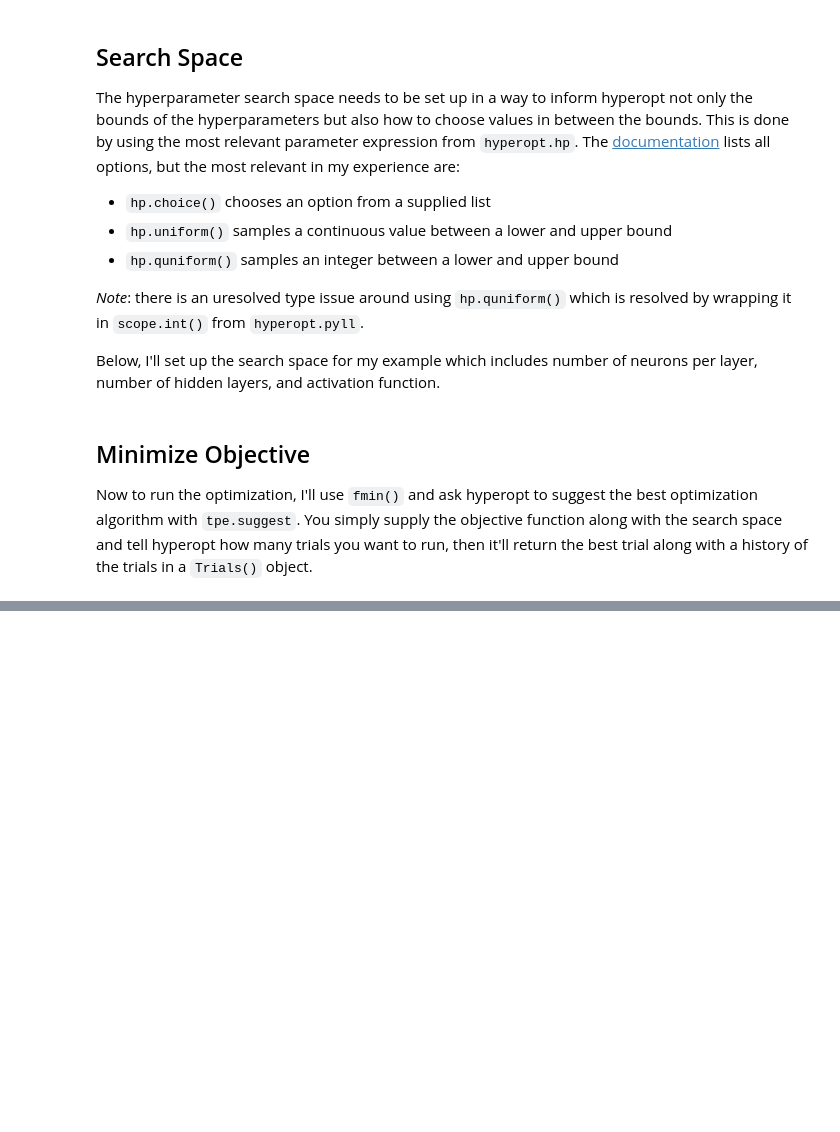
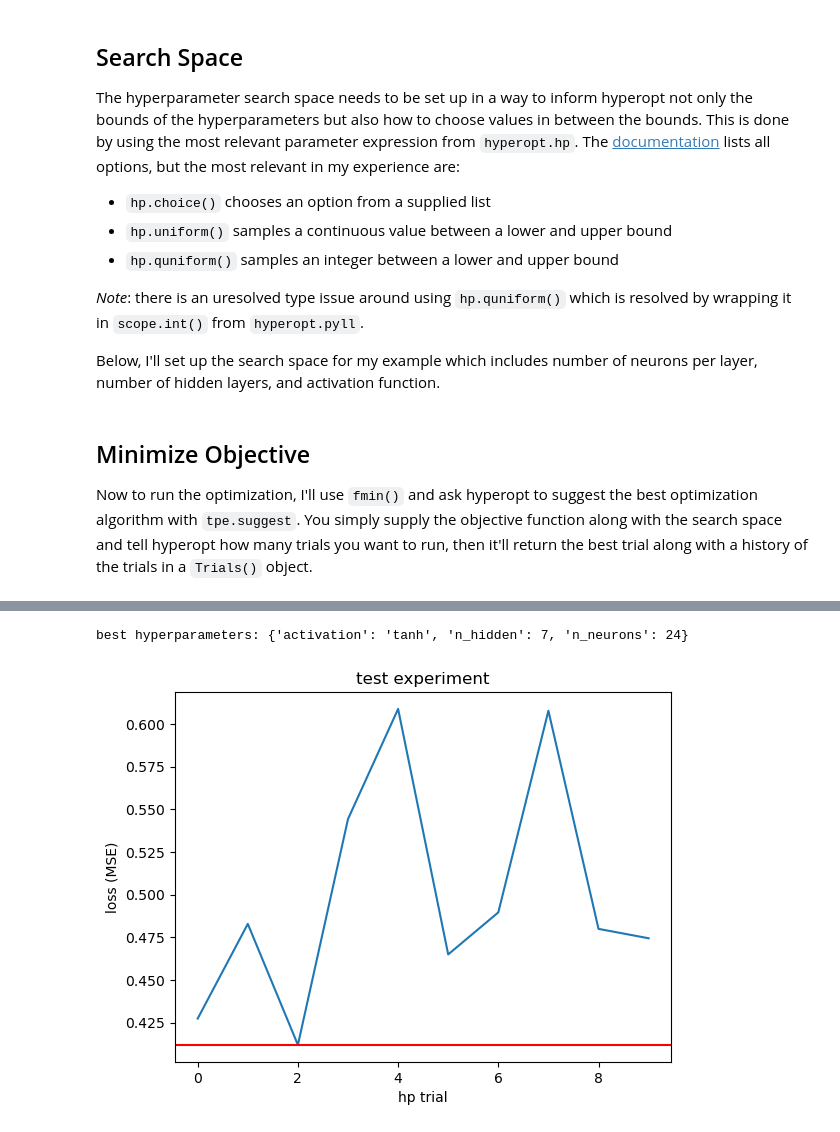
Before and after one commit to mcnewcp/keras-tune-workflow, a Jupyter notebook: 02-hyperopt.ipynb, the cells around one changed output, grey strips where cells are left out. Cells and saved outputs as stored; diff of their text form; code cells hidden in the pictures; blank space fills up the shorter version.

Commit message:
add hyperop exp

```diff
--- a/02-hyperopt.ipynb
+++ b/02-hyperopt.ipynb
@@ -175,0 +179,11 @@ The object returned by optimizationa above contains some info on
+# %%
+from hyperopt import space_eval
+
+# find best parameters
+best_params = space_eval(hyper_params, best)
+print(f"best hyperparameters: {best_params}")
+
+# build best model
+best_mod = build_model(**best_params)
+# %% [output]
+best hyperparameters: {'activation': 'tanh', 'n_hidden': 7, 'n_neurons': 24}
@@ -175,0 +198,14 @@ The object returned by optimizationa above contains some info on
+# %%
+import matplotlib.pyplot as plt
+
+# plot time series of validation losses
+losses = [r["loss"] for r in trials.results]
+plt.plot(losses)
+plt.axhline(min(losses), c="r")
+
+plt.title("test experiment")
+plt.xlabel("hp trial")
+plt.ylabel("loss (MSE)")
+plt.show()
+# %% [output]
+[figure, added]
```
Also changed, not shown: parts of 7 cells of this notebook.
